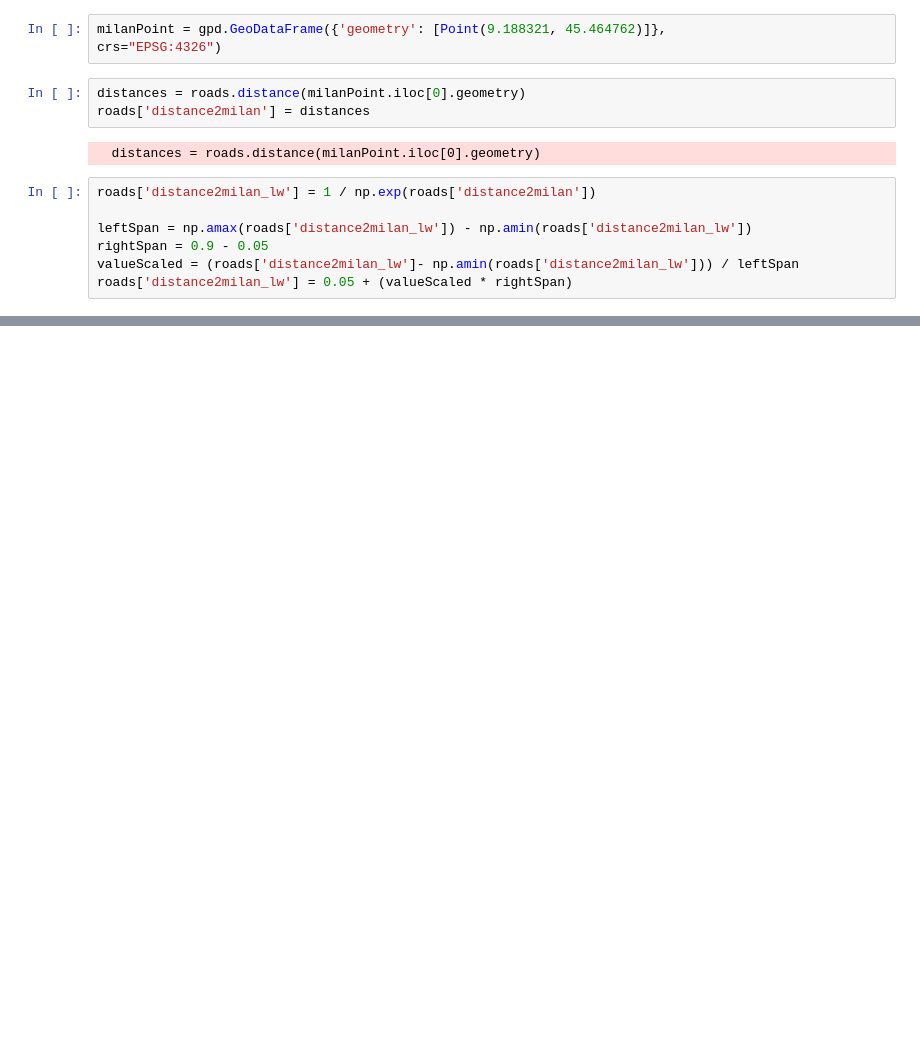
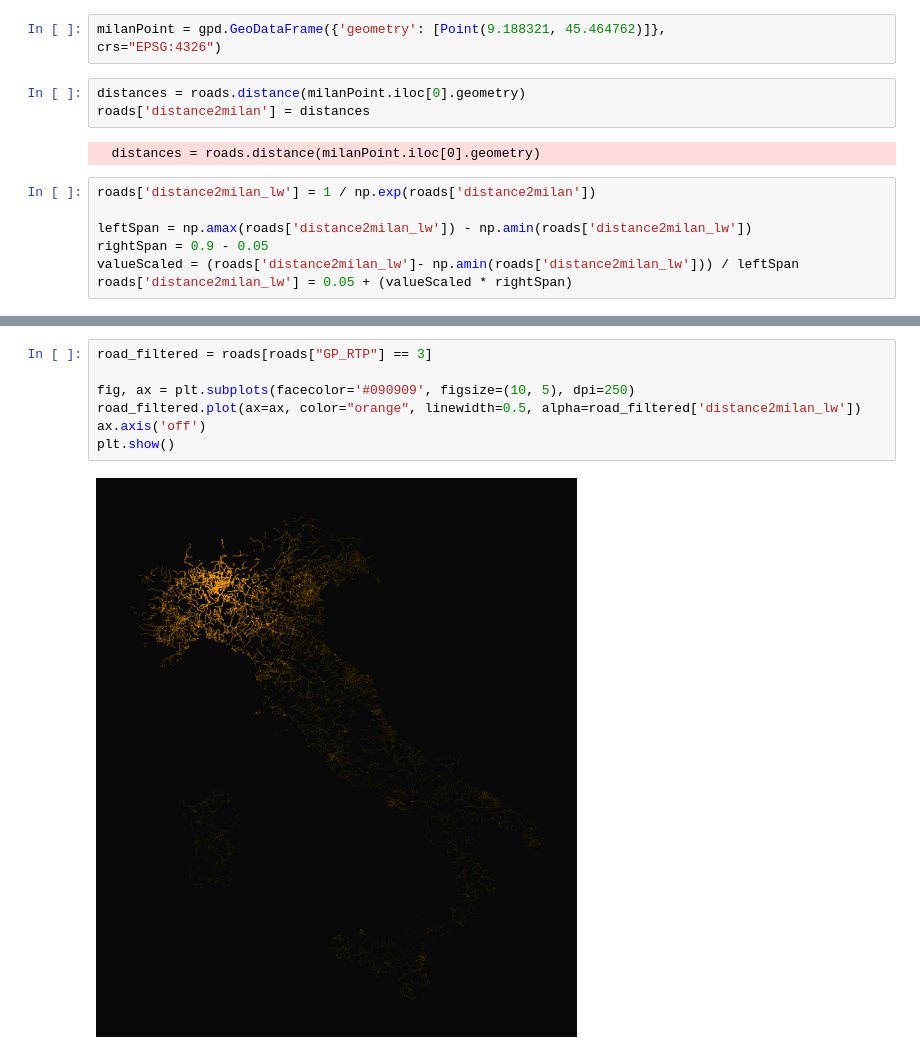
Before and after one commit to simha97/geospatial-visualizations, a Jupyter notebook: roads/italy.ipynb, the cells around one changed output, grey strips where cells are left out. Drawn from its saved outputs; the diff is of its cells as text; blank space fills up the shorter version.

```diff
--- a/roads/italy.ipynb
+++ b/roads/italy.ipynb
@@ -118,0 +122,9 @@ plt.show()
+# %%
+road_filtered = roads[roads["GP_RTP"] == 3]
+
+fig, ax = plt.subplots(facecolor='#090909', figsize=(10, 5), dpi=250)
+road_filtered.plot(ax=ax, color="orange", linewidth=0.5, alpha=road_filtered['distance2milan_lw'])
+ax.axis('off')
+plt.show()
+# %% [output]
+[figure, added]
```
Also changed, not shown: parts of 3 cells of this notebook, 1 other file.
